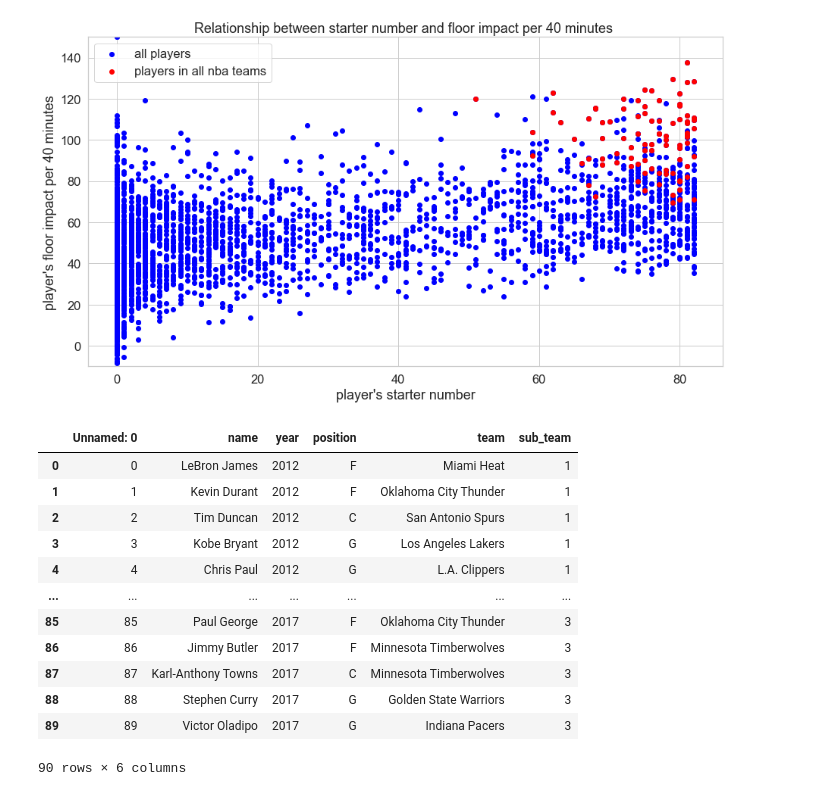
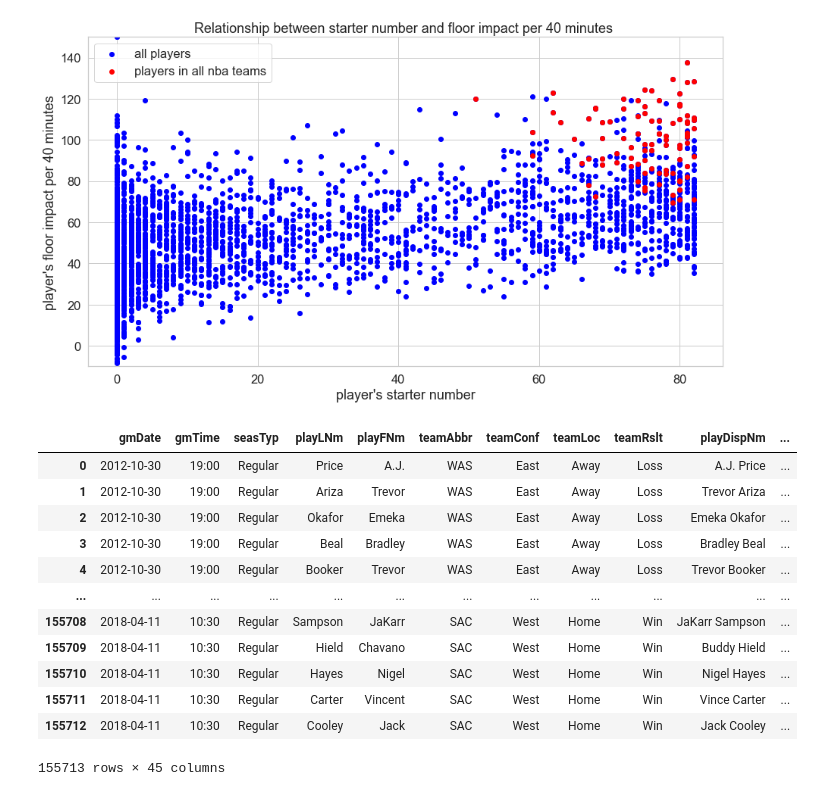
Before and after one commit to soraproducer/Data-200-Final-Project, a Jupyter notebook: final_project.ipynb, the cells around one changed output. Cells and saved outputs as stored; diff of their text form; code cells hidden in the pictures.

```diff
--- a/final_project.ipynb
+++ b/final_project.ipynb
@@ -26,7 +26,9 @@ from sklearn import ensemble
 # %%
 # import all datasets
 df_player = pd.read_csv('dataset/2012-18_playerBoxScore.csv')
-df_allnbatm = pd.read_csv('dataset/2012-18_all_nba_team.csv')
+df_allnbatm = pd.read_csv('dataset/all_nba_team_2012_2017.csv')
 df_player['gmDate'] = pd.to_datetime(df_player['gmDate'], format='%Y-%m-%d')
+df_player['playBDate'] = pd.to_datetime(df_player['playBDate'], format='%Y-%m-%d')
+
 df_allnbatm.head(10)
 # %% [output]
@@ -168,20 +165,25 @@ plt.legend();
 # %%
 # Cell for Pre-Processing data to fit the model
 # display(df_player)
 # df_model = df_player[['playDispNm', 'teamLoc','teamRslt', 'teamAbbr', 'teamConf','playStat','playMin','playPos','playHeight','playWeight','playBDate',]]
 # join
-df_allnbatm
+df_allnbatm['is_allnba'] = 1
+df_player = df_player.merge(right=df_allnbatm, how='left', left_on=['playDispNm','seasYear'], right_on=['name','year'])
+df_player = df_player.drop(columns=['name','year','position','team'])
+df_player['sub_team'].fillna(0, inplace=True)
+df_player['is_allnba'].fillna(0,inplace=True)
+df_player
 # %% [output]
-|  | Unnamed: 0 | name | year | position | team | sub_team |
-| 0 | 0 | LeBron James | 2012 | F | Miami Heat | 1 |
-| 1 | 1 | Kevin Durant | 2012 | F | Oklahoma City Thunder | 1 |
-| 2 | 2 | Tim Duncan | 2012 | C | San Antonio Spurs | 1 |
-| 3 | 3 | Kobe Bryant | 2012 | G | Los Angeles Lakers | 1 |
-| 4 | 4 | Chris Paul | 2012 | G | L.A. Clippers | 1 |
-| ... | ... | ... | ... | ... | ... | ... |
-| 85 | 85 | Paul George | 2017 | F | Oklahoma City Thunder | 3 |
-| 86 | 86 | Jimmy Butler | 2017 | F | Minnesota Timberwolves | 3 |
-| 87 | 87 | Karl-Anthony Towns | 2017 | C | Minnesota Timberwolves | 3 |
-| 88 | 88 | Stephen Curry | 2017 | G | Golden State Warriors | 3 |
-| 89 | 89 | Victor Oladipo | 2017 | G | Indiana Pacers | 3 |
+|  | gmDate | gmTime | seasTyp | playLNm | playFNm | teamAbbr | teamConf | teamLoc | teamRslt | playDispNm | ... |
+| 0 | 2012-10-30 | 19:00 | Regular | Price | A.J. | WAS | East | Away | Loss | A.J. Price | ... |
+| 1 | 2012-10-30 | 19:00 | Regular | Ariza | Trevor | WAS | East | Away | Loss | Trevor Ariza | ... |
+| 2 | 2012-10-30 | 19:00 | Regular | Okafor | Emeka | WAS | East | Away | Loss | Emeka Okafor | ... |
+| 3 | 2012-10-30 | 19:00 | Regular | Beal | Bradley | WAS | East | Away | Loss | Bradley Beal | ... |
+| 4 | 2012-10-30 | 19:00 | Regular | Booker | Trevor | WAS | East | Away | Loss | Trevor Booker | ... |
+| ... | ... | ... | ... | ... | ... | ... | ... | ... | ... | ... | ... |
+| 155708 | 2018-04-11 | 10:30 | Regular | Sampson | JaKarr | SAC | West | Home | Win | JaKarr Sampson | ... |
+| 155709 | 2018-04-11 | 10:30 | Regular | Hield | Chavano | SAC | West | Home | Win | Buddy Hield | ... |
+| 155710 | 2018-04-11 | 10:30 | Regular | Hayes | Nigel | SAC | West | Home | Win | Nigel Hayes | ... |
+| 155711 | 2018-04-11 | 10:30 | Regular | Carter | Vincent | SAC | West | Home | Win | Vince Carter | ... |
+| 155712 | 2018-04-11 | 10:30 | Regular | Cooley | Jack | SAC | West | Home | Win | Jack Cooley | ... |
-90 rows × 6 columns
+155713 rows × 45 columns
```
Also changed, not shown: parts of 6 cells of this notebook, 2 other files.
